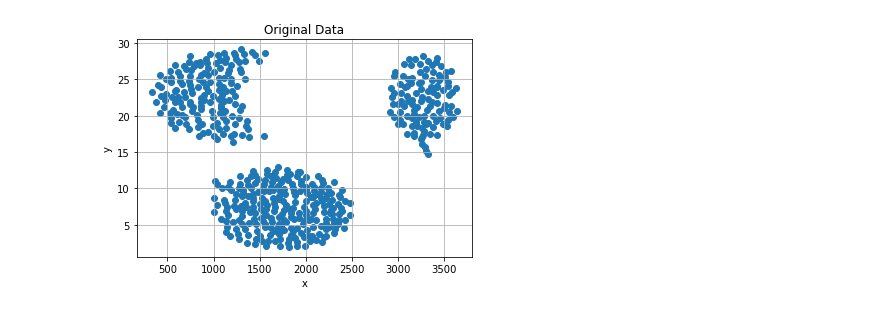
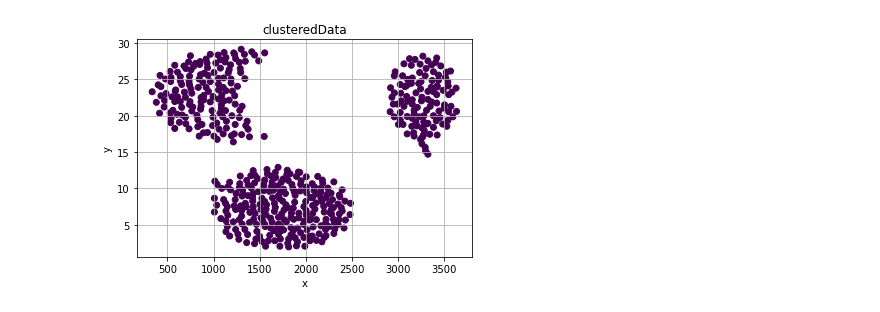
Before and after one commit to batataazul/projects_MachineLearning, a Jupyter notebook: project1/Notebooks/dbscan.ipynb, the cells around one changed output. Cells and saved outputs as stored; diff of their text form; code cells hidden in the pictures.

Commit message:
Dbscan working on first dataset

```diff
--- a/project1/Notebooks/dbscan.ipynb
+++ b/project1/Notebooks/dbscan.ipynb
@@ -27,10 +32,17 @@ def getPoint(oPoint):
             point["coord"].append(oPoint[i])
     point["coord"] = np.array(point["coord"])
     return point
-# %%
-def normalize(array):
-    norm = np.linalg.norm(array)
-    array = array/norm
-    return array
+# %%
+def normalize(matrix):
+    lists = []
+    for i in range(len(matrix[0]["coord"])):
+        lists.append(np.array(getList(matrix,i)))
+    for i in range(len(lists)):
+        norm = np.linalg.norm(lists[i])
+        lists[i] = lists[i]/norm
+    for i in range(len(lists[0])):
+        for j in range(len(lists)):
+            matrix[i]["coord"][j] = lists[j][i]
+    return matrix
 # %%
 def getList(matrix,t):
@@ -44,0 +93,10 @@ def getDistance(point1,point2):
+# %%
+def print2d(dataset,path):
+    #print(getList(dataset["matrix"],0))
+    #print(getList(dataset["matrix"],1))
+    plt.scatter(getList(dataset["matrix"],0),getList(dataset["matrix"],1),c = dataset["cluster"])
+    plt.title("clusteredData")
+    plt.xlabel("x")
+    plt.ylabel("y")
+    plt.grid(True)
+    plt.savefig(path)
@@ -45,22 +157,24 @@ def getDistance(point1,point2):
 # %%
 exist = True
 try:
     f = open("../data/teacherData.json","r")
     stringSet = f.read()
     f.close()
 except:
     print("Arquivo não existe")
     exist = False
 if(exist):
     dataset = json.loads(stringSet)
     nDataset = getDataset(dataset)
-    plt.scatter(getList(nDataset["matrix"],0),getList(nDataset["matrix"],1))
-    plt.title("Original Data")
-    plt.xlabel("x")
-    plt.ylabel("y")
-    plt.grid(True)
-    plt.savefig("../images/originalData1.png")
-    for i in range(len(nDataset["matrix"])):
-        nDataset["matrix"][i] = normalize(nDataset["matrix"][i]["coord"])
+    print2d(nDataset,"../images/originalData1.png")
+    #plt.scatter(getList(nDataset["matrix"],0),getList(nDataset["matrix"],1))
+    #plt.title("Original Data")
+    #plt.xlabel("x")
+    #plt.ylabel("y")
+    #plt.grid(True)
+    #plt.savefig("../images/originalData1.png")
+    nDataset["matrix"] = normalize(nDataset["matrix"])
+    #for i in nDataset["matrix"]:
+       # print(i["coord"])
 # %% [output]
-[figure, old version]
+[figure, new version]
```
Also changed, not shown: parts of 16 cells of this notebook, 4 other files.
